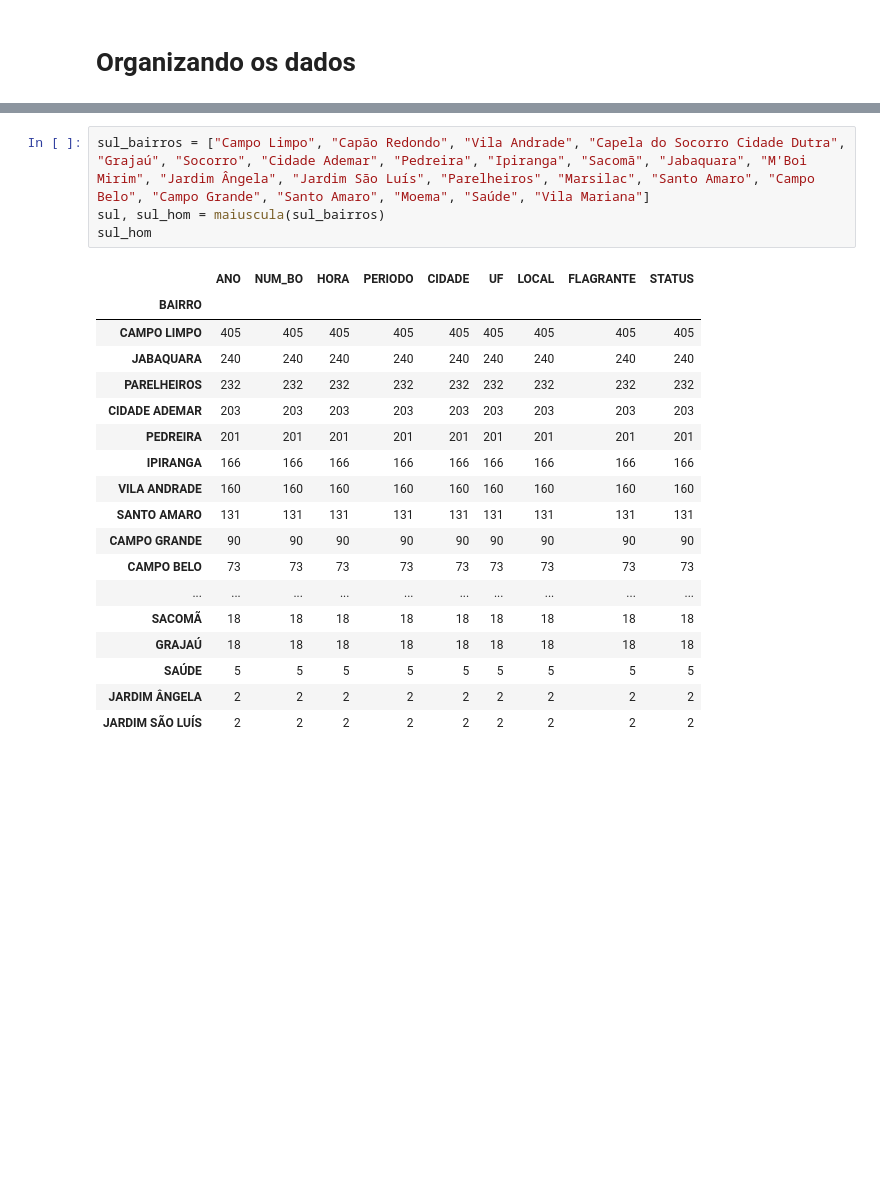
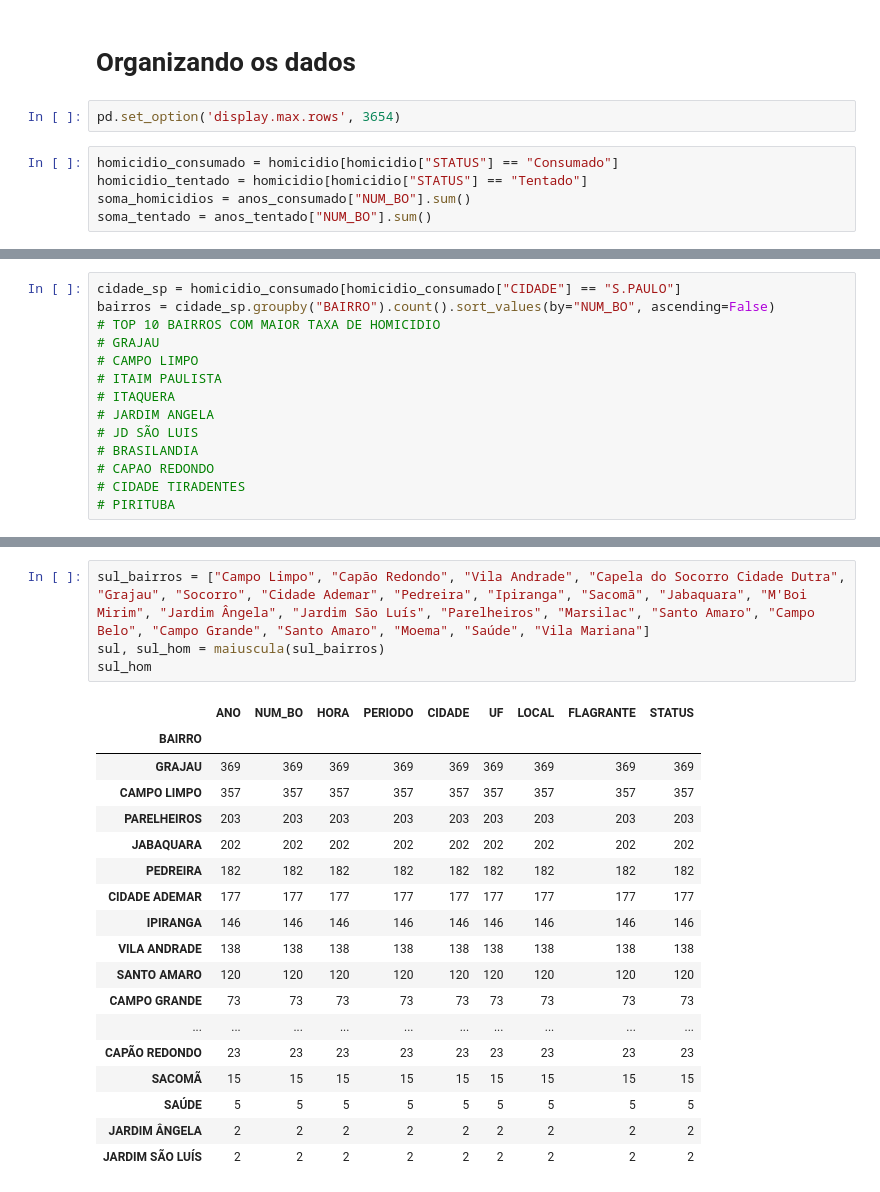
Before and after one commit to Pennini/Curso-Python-2022, a Jupyter notebook: Projeto_Final/projeto_final_crimes.ipynb, the cells around one changed output, grey strips where cells are left out. Saved outputs shown, nothing was run; the diff lists cells and outputs as text; blank space fills up the shorter version.

```diff
--- a/Projeto_Final/projeto_final_crimes.ipynb
+++ b/Projeto_Final/projeto_final_crimes.ipynb
@@ -174,3 +174,10 @@ homicidio.head()
 | 8 | 2021 | 4225 | 23:00 | A NOITE | CUMBICA | GUARULHOS | SP | Via pública | Não | Consumado |
 # %% [markdown]
 # Organizando os dados
+# %%
+pd.set_option('display.max.rows', 3654)
+# %%
+homicidio_consumado = homicidio[homicidio["STATUS"] == "Consumado"]
+homicidio_tentado = homicidio[homicidio["STATUS"] == "Tentado"]
+soma_homicidios = anos_consumado["NUM_BO"].sum()
+soma_tentado = anos_tentado["NUM_BO"].sum()
@@ -180,0 +224,14 @@ locais_fechados = ['Residência', 'Comércio e serviços', 'Saúde', 'Condomíni
+# %%
+cidade_sp = homicidio_consumado[homicidio_consumado["CIDADE"] == "S.PAULO"]
+bairros = cidade_sp.groupby("BAIRRO").count().sort_values(by="NUM_BO", ascending=False)
+# TOP 10 BAIRROS COM MAIOR TAXA DE HOMICIDIO
+# GRAJAU
+# CAMPO LIMPO
+# ITAIM PAULISTA
+# ITAQUERA
+# JARDIM ANGELA
+# JD SÃO LUIS
+# BRASILANDIA
+# CAPAO REDONDO
+# CIDADE TIRADENTES
+# PIRITUBA
@@ -204,23 +256,23 @@ centro_hom
 # %%
-sul_bairros = ["Campo Limpo", "Capão Redondo", "Vila Andrade", "Capela do Socorro Cidade Dutra", "Grajaú", "Socorro", "Cidade Ademar", "Pedreira", "Ipiranga", "Sacomã", "Jabaquara", "M'Boi Mirim", "Jardim Ângela", "Jardim São Luís", "Parelheiros", "Marsilac", "Santo Amaro", "Campo Belo", "Campo Grande", "Santo Amaro", "Moema", "Saúde", "Vila Mariana"]
+sul_bairros = ["Campo Limpo", "Capão Redondo", "Vila Andrade", "Capela do Socorro Cidade Dutra", "Grajau", "Socorro", "Cidade Ademar", "Pedreira", "Ipiranga", "Sacomã", "Jabaquara", "M'Boi Mirim", "Jardim Ângela", "Jardim São Luís", "Parelheiros", "Marsilac", "Santo Amaro", "Campo Belo", "Campo Grande", "Santo Amaro", "Moema", "Saúde", "Vila Mariana"]
 sul, sul_hom = maiuscula(sul_bairros)
 sul_hom
 # %% [output]
 |  | ANO | NUM_BO | HORA | PERIODO | CIDADE | UF | LOCAL | FLAGRANTE | STATUS |
 | BAIRRO |  |  |  |  |  |  |  |  |  |
-| CAMPO LIMPO | 405 | 405 | 405 | 405 | 405 | 405 | 405 | 405 | 405 |
-| JABAQUARA | 240 | 240 | 240 | 240 | 240 | 240 | 240 | 240 | 240 |
-| PARELHEIROS | 232 | 232 | 232 | 232 | 232 | 232 | 232 | 232 | 232 |
-| CIDADE ADEMAR | 203 | 203 | 203 | 203 | 203 | 203 | 203 | 203 | 203 |
-| PEDREIRA | 201 | 201 | 201 | 201 | 201 | 201 | 201 | 201 | 201 |
-| IPIRANGA | 166 | 166 | 166 | 166 | 166 | 166 | 166 | 166 | 166 |
-| VILA ANDRADE | 160 | 160 | 160 | 160 | 160 | 160 | 160 | 160 | 160 |
-| SANTO AMARO | 131 | 131 | 131 | 131 | 131 | 131 | 131 | 131 | 131 |
-| CAMPO GRANDE | 90 | 90 | 90 | 90 | 90 | 90 | 90 | 90 | 90 |
-| CAMPO BELO | 73 | 73 | 73 | 73 | 73 | 73 | 73 | 73 | 73 |
+| GRAJAU | 369 | 369 | 369 | 369 | 369 | 369 | 369 | 369 | 369 |
+| CAMPO LIMPO | 357 | 357 | 357 | 357 | 357 | 357 | 357 | 357 | 357 |
+| PARELHEIROS | 203 | 203 | 203 | 203 | 203 | 203 | 203 | 203 | 203 |
+| JABAQUARA | 202 | 202 | 202 | 202 | 202 | 202 | 202 | 202 | 202 |
+| PEDREIRA | 182 | 182 | 182 | 182 | 182 | 182 | 182 | 182 | 182 |
+| CIDADE ADEMAR | 177 | 177 | 177 | 177 | 177 | 177 | 177 | 177 | 177 |
+| IPIRANGA | 146 | 146 | 146 | 146 | 146 | 146 | 146 | 146 | 146 |
+| VILA ANDRADE | 138 | 138 | 138 | 138 | 138 | 138 | 138 | 138 | 138 |
+| SANTO AMARO | 120 | 120 | 120 | 120 | 120 | 120 | 120 | 120 | 120 |
+| CAMPO GRANDE | 73 | 73 | 73 | 73 | 73 | 73 | 73 | 73 | 73 |
 | ... | ... | ... | ... | ... | ... | ... | ... | ... | ... |
-| SACOMÃ | 18 | 18 | 18 | 18 | 18 | 18 | 18 | 18 | 18 |
-| GRAJAÚ | 18 | 18 | 18 | 18 | 18 | 18 | 18 | 18 | 18 |
+| CAPÃO REDONDO | 23 | 23 | 23 | 23 | 23 | 23 | 23 | 23 | 23 |
+| SACOMÃ | 15 | 15 | 15 | 15 | 15 | 15 | 15 | 15 | 15 |
 | SAÚDE | 5 | 5 | 5 | 5 | 5 | 5 | 5 | 5 | 5 |
 | JARDIM ÂNGELA | 2 | 2 | 2 | 2 | 2 | 2 | 2 | 2 | 2 |
 | JARDIM SÃO LUÍS | 2 | 2 | 2 | 2 | 2 | 2 | 2 | 2 | 2 |
```
Also changed, not shown: parts of 12 cells of this notebook.
